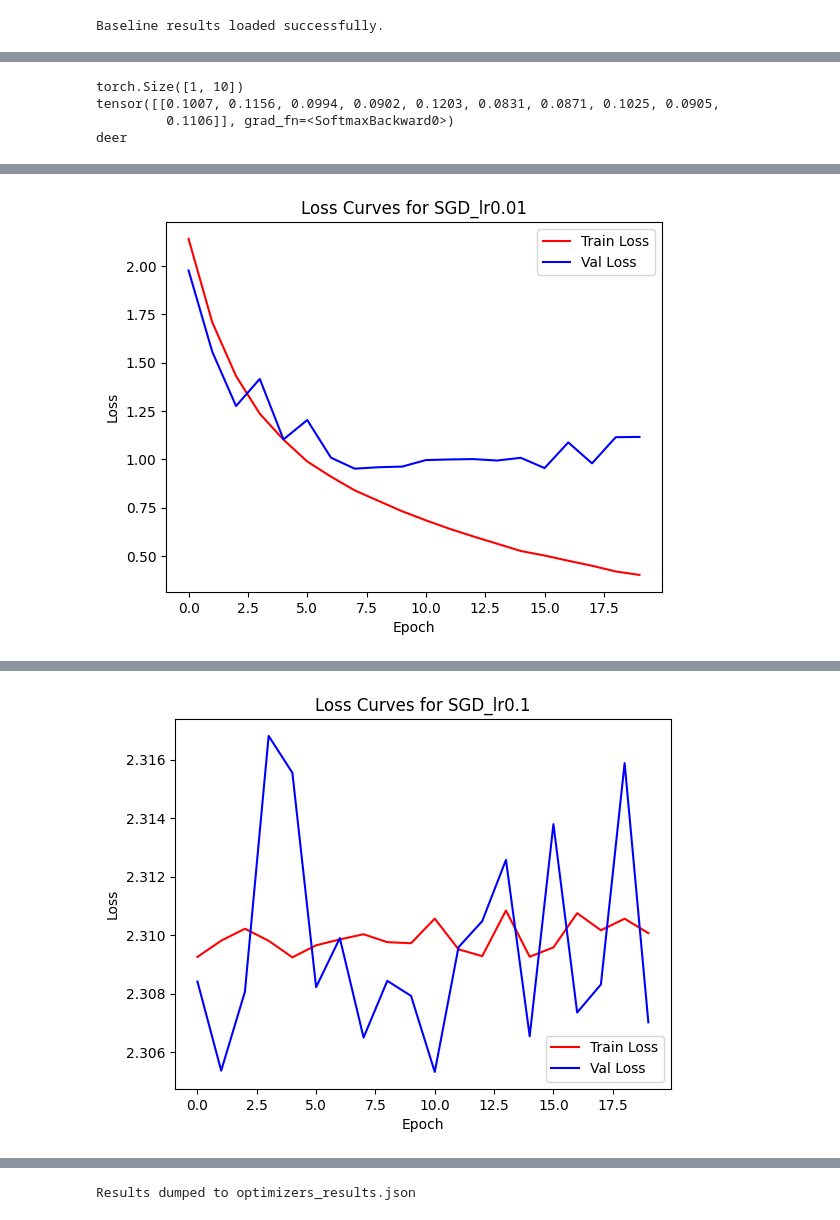
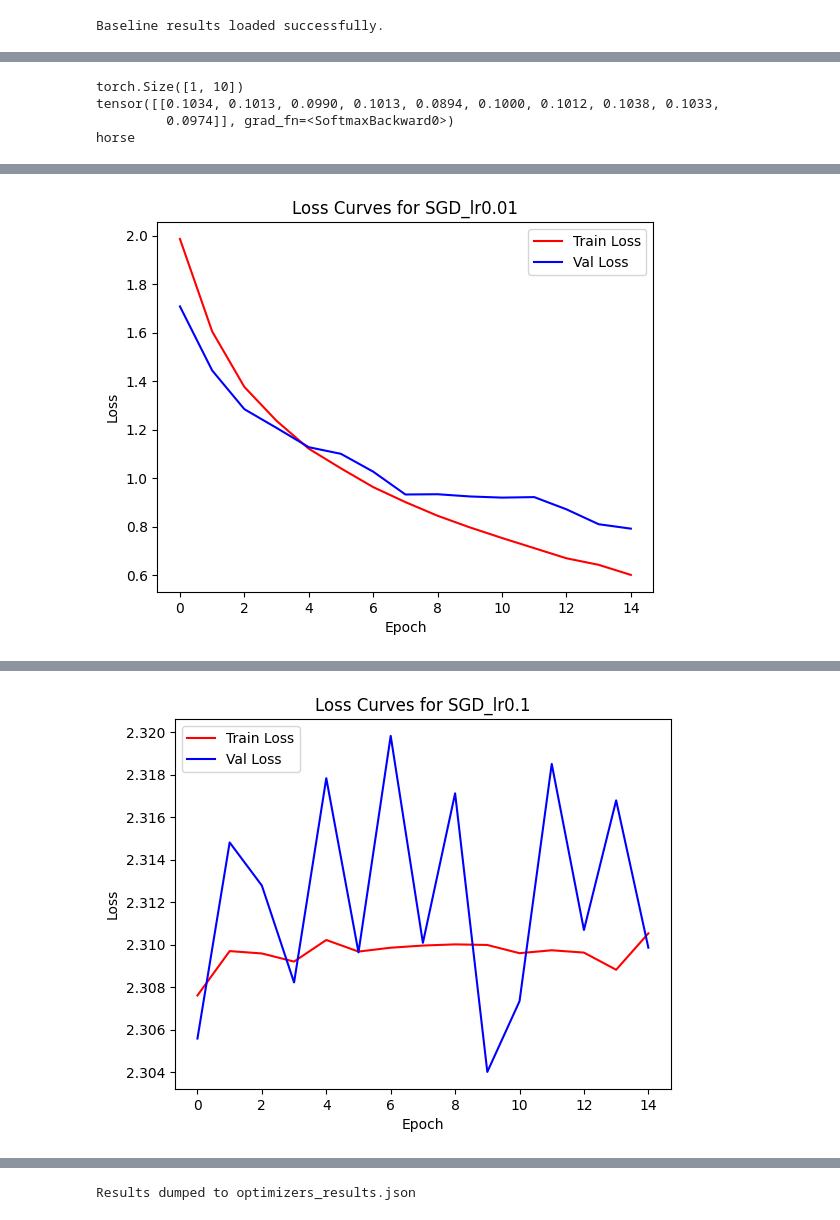
Before and after one commit to tomasbelak24/deeplearning-vision, a Jupyter notebook: hw1/optimizers.ipynb, the cells around one changed output, grey strips where cells are left out. Drawn from its saved outputs; the diff is of its cells as text; code cells hidden in the pictures.

```diff
--- a/hw1/optimizers.ipynb
+++ b/hw1/optimizers.ipynb
@@ -103,16 +103,19 @@ torch.Size([1, 3, 32, 32])
 # %%
 from torch.nn import ReLU, Softmax, Sequential, Linear, Conv2d, MaxPool2d, Flatten, AdaptiveAvgPool2d
 
-def build_model_task3():
-  # We have three channels on input in shape N x 3 x 32 x 32
+def build_model_task3(num_classes=10):
   model = Sequential(
-      Conv2d(3, 32, 3), MaxPool2d(2), ReLU(),
-      Conv2d(32, 64, 3), MaxPool2d(2), ReLU(),
-      Conv2d(64, 128, 3), MaxPool2d(2), ReLU(),
-      AdaptiveAvgPool2d(1),Flatten(),
-      Linear(128, 64), ReLU(),
-      Linear(64, 32), ReLU(),
-      Linear(32, 10))
+        Conv2d(3, 32, 3, padding=1, bias=True), ReLU(),
+        MaxPool2d(2),
+        Conv2d(32, 64, 3, padding=1, bias=True), ReLU(),
+        MaxPool2d(2),
+        Conv2d(64, 128, 3, padding=1, bias=True), ReLU(),
+        MaxPool2d(2),
+
+        AdaptiveAvgPool2d(1),
+        Flatten(),
+        Linear(128, num_classes)
+    )
 
   model_inference = Sequential(model, Softmax(dim=1))
   return model, model_inference
@@ -125,9 +128,9 @@ print(out)
 print(classes[out.argmax().item()])
 # %% [output]
 torch.Size([1, 10])
-tensor([[0.1007, 0.1156, 0.0994, 0.0902, 0.1203, 0.0831, 0.0871, 0.1025, 0.0905,
-         0.1106]], grad_fn=<SoftmaxBackward0>)
-deer
+tensor([[0.1034, 0.1013, 0.0990, 0.1013, 0.0894, 0.1000, 0.1012, 0.1038, 0.1033,
+         0.0974]], grad_fn=<SoftmaxBackward0>)
+horse
 # %%
 def one_epoch(model, loss, optimizer, dataloader_train, dataloader_val, verbose=True):
   train_losses = []
@@ -202,7 +205,7 @@ for config in configs:
     epoch_val_losses = []
     epoch_val_accs = []
 
-    for e in range(20):
+    for e in range(15):
         train_loss, val_loss, val_acc = one_epoch(model, ce_loss, optimizer, dataloader_train, dataloader_val, False)
 
         print(f"Val loss at epoch {e}: {val_loss}")
@@ -280,2 +283,2 @@ Val acc at epoch 19: 0.6874
-[figure, old version]
+[figure, new version]
 Trying optimizer: SGD_lr0.1
@@ -298,3 +301,3 @@ Val acc at epoch 19: 0.1024
-[figure, old version]
+[figure, new version]
 Trying optimizer: RMSprop
 [{'lr': 0.01, 'momentum': 0, 'alpha': 0.99, 'eps': 1e-08, 'centered': False, 'weight_decay': 0, 'capturable': False, 'foreach': None, 'maximize': False, 'differentiable': False, 'params': [0, 1, 2, 3, ...
```
Also changed, not shown: parts of 12 cells of this notebook.
